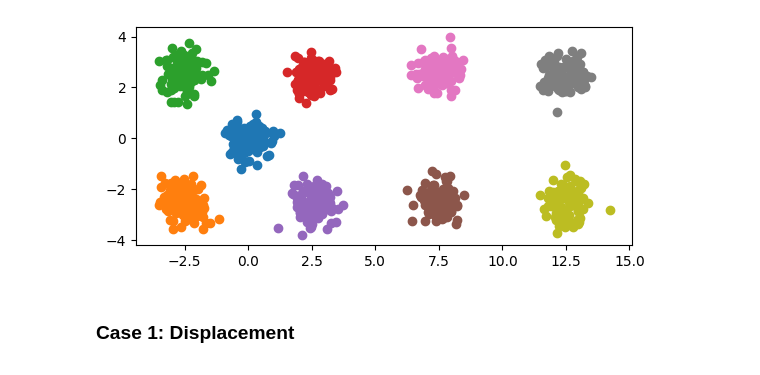
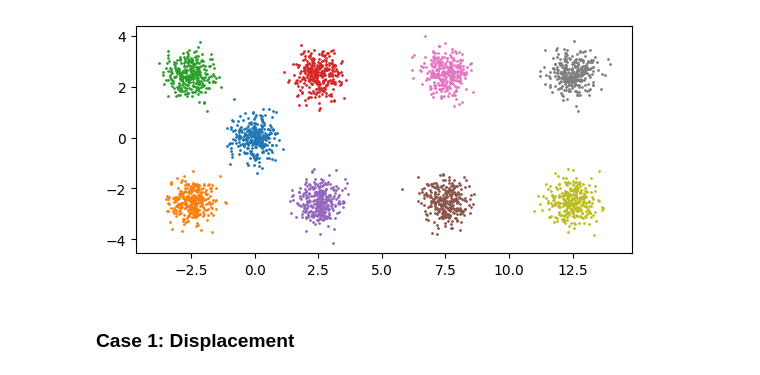
Before and after one commit to OzetteTech/comparative-embedding-visualization, a Jupyter notebook: notebooks/test_cases/neighborhood.ipynb, the cells around one changed output. Saved outputs shown, nothing was run; the diff lists cells and outputs as text; code cells hidden in the pictures.

```diff
--- a/notebooks/test_cases/neighborhood.ipynb
+++ b/notebooks/test_cases/neighborhood.ipynb
@@ -3,71 +3,97 @@ import collections
 import itertools
 from typing import Iterable
 
+import jscatter
 import matplotlib.pyplot as plt
 import numpy as np
 import pandas as pd
 import seaborn as sns
 
 
-def plot(df_or_seq):
-    if isinstance(df_or_seq, pd.DataFrame):
-        seq = map(lambda x: x[1].values, df_or_seq.groupby("label"))
+def plot(a, b=None):
+
+    if b is None:
+        plt.gca().set_aspect("equal")
+        for (_, grp), color in zip(a.groupby("label"), jscatter.glasbey_dark):
+            plt.scatter(grp.x, grp.y, s=1)
     else:
-        seq = df_or_seq
-    plt.gca().set_aspect("equal")
-    for X in seq:
-        plt.scatter(X[:, 0], X[:, 1])
+        fig, (ax0, ax1) = plt.subplots(nrows=1, ncols=2)  # figsize=(12, 3))
+        ax0.set_aspect("equal")
+        ax1.set_aspect("equal")
+
+        for (_, grp), color in zip(a.groupby("label"), jscatter.glasbey_dark):
+            ax0.scatter(grp.x, grp.y, s=1)
+
+        for (_, grp), color in zip(b.groupby("label"), jscatter.glasbey_dark):
+            ax1.scatter(grp.x, grp.y, s=1)
 
 
-def as_df(results, labels: Iterable[str] = "ABCDEFGHIJKLMNOPQRSTUVWXYZ"):
+def dataframe(generate_pts, labels: Iterable[str] = "ABCDEFGHIJKLMNOPQRSTUVWXYZ"):
     """Collects sequence of X into a labeled pd.DataFrame"""
-    dfs = []
-    for label, result in zip(labels, results):
-        if isinstance(result, tuple):
-            label, X = result
-        else:
-            X = result
 
-        dfs.append(pd.DataFrame(dict(x=X[:, 0], y=X[:, 1], label=label)))
+    def wrapper(*args, **kwargs):
+        dfs = []
+        for label, result in zip(labels, generate_pts(*args, **kwargs)):
+            if isinstance(result, tuple):
+                label, X = result
+            else:
+                X = result
 
-    df = pd.concat(dfs)
-    df.label = df.label.astype("category")
-    return df
+            dfs.append(pd.DataFrame(dict(x=X[:, 0], y=X[:, 1], label=label)))
+
+        df = pd.concat(dfs)
+        df.label = df.label.astype("category")
+        return df
+
+    return wrapper
 
 
 Covariance2D = tuple[tuple[float, float], tuple[float, float]]
 
+
+@dataframe
 def base(
     neighborhood_offset: float = 10,
     x: float = 2.5,
     cov: Covariance2D = ((0.2, 0), (0, 0.2)),
-    size: int = 100,
+    size: int = 300,
 ):
-    corners = (
-        (-x, -x),
-        (-x, x),
-        (x, x),
-        (x, -x),
-    )
     for mean in (
         (0, 0),
         (-x, -x),
         (-x, x),
         (x, x),
         (x, -x),
         (neighborhood_offset - x, -x),
         (neighborhood_offset - x, x),
         (neighborhood_offset + x, x),
         (neighborhood_offset + x, -x),
     ):
         yield np.random.multivariate_normal(mean, cov, size)
 
 
-data = list(base())
+def translate(data, labels: list[str], offset: tuple[float, float] = (10, 0)):
+    copy = data.copy()
+    copy.loc[copy["label"].isin(labels), ["x", "y"]] += offset
+    return copy
+
+
+def rotate(data, labels: list[str], theta: float = np.radians(-45)):
+    copy = data.copy()
+    c, s = np.cos(theta), np.sin(theta)
+    R = np.array(((c, -s), (s, c)))
+
+    mask = copy["label"].isin(labels)
+    copy.loc[mask, ["x", "y"]] = copy.loc[mask, ["x", "y"]].values @ R.T
+
+    return copy
+
+
+data = base()
 
 plot(data)
 # %% [output]
-[figure, old version]
+[figure, new version]
 # %% [markdown]
 ### Case 1: Displacement
 # %%
```
Also changed, not shown: parts of 6 cells of this notebook, 2 other files.
